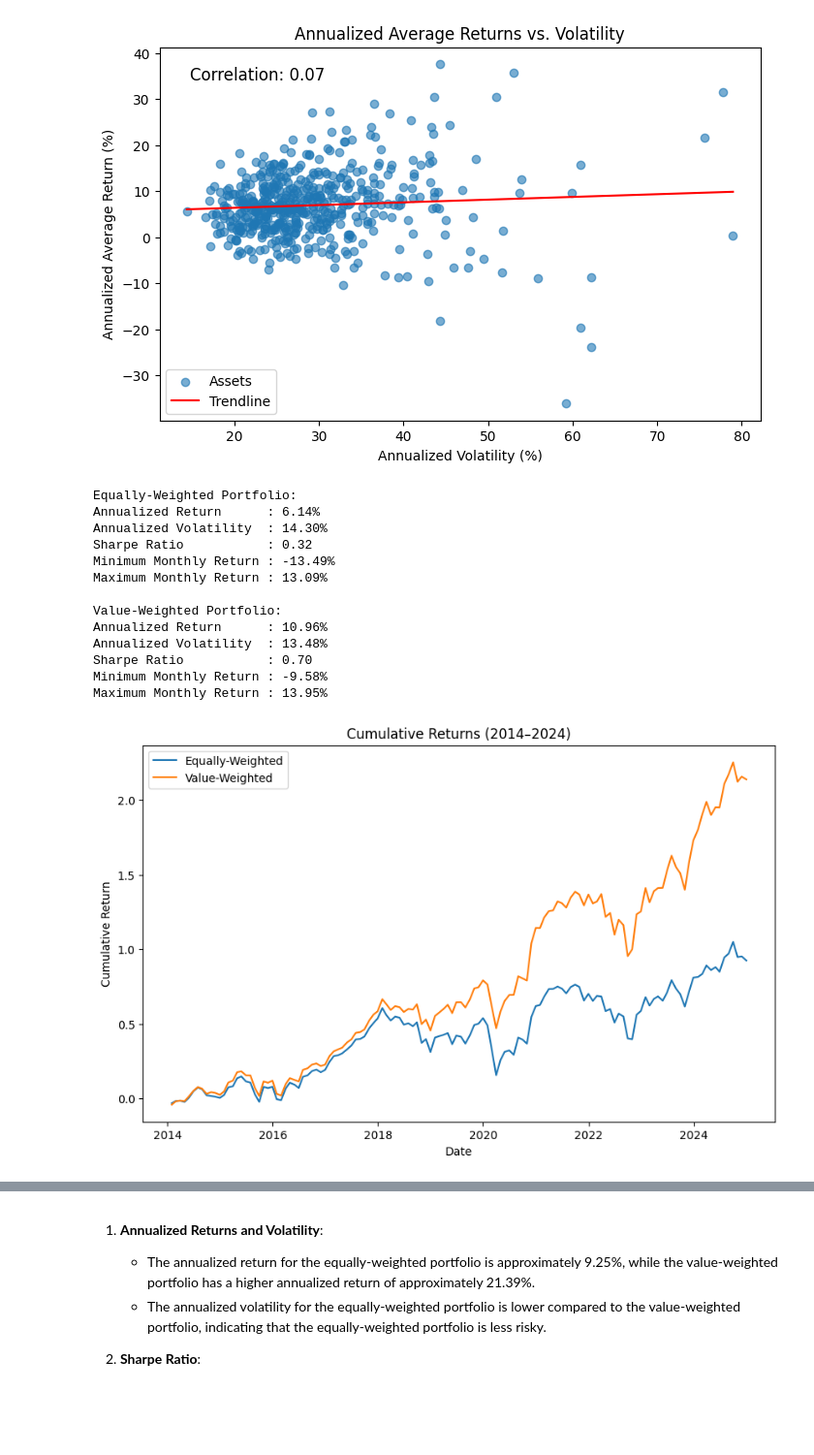
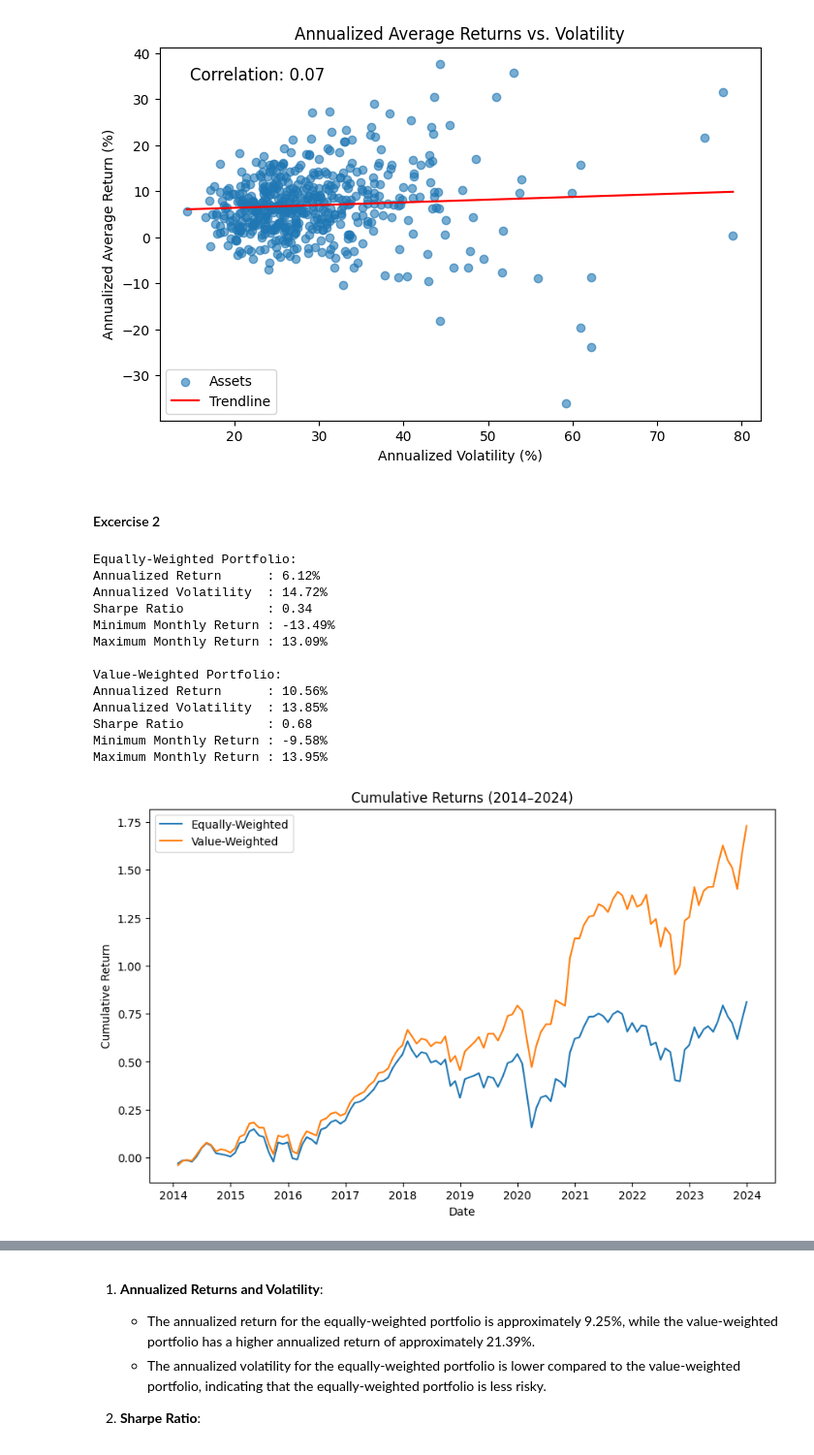
Before and after one commit to gr-oll/susFin, a Jupyter notebook: 01_Excercise_ChatGPT.ipynb, the cells around one changed output, grey strips where cells are left out. Shown: that part at 97% size. Saved outputs shown, nothing was run; the diff lists cells and outputs as text; code cells hidden in the pictures; blank space fills up the shorter version.

Commit message:
Fix date ex 2

```diff
--- a/01_Excercise_ChatGPT.ipynb
+++ b/01_Excercise_ChatGPT.ipynb
@@ -145,9 +144,11 @@ plt.legend()
 plt.show()
 # %% [output]
 [figure]
+# %% [markdown]
+#### Excercise 2
 # %%
 # The necessary data (dfe1, M_mval_w, rfr), functions, and imports have already been defined in previous cells.
-
+dfe1 = dfe1[dfe1['DATE'] <= '2023-12-31']
 # 1. Equally-Weighted Portfolio:
 #    Each month, take a simple average of the percentage returns (RET_PCT).
 ew_portfolio = dfe1.groupby('DATE')['RET_PCT'].mean().reset_index()
@@ -205,37 +206,37 @@ print("Equally-Weighted Portfolio:")
 print(f"Annualized Return      : {ew_ret_stats[0]:.2%}")
 print(f"Annualized Volatility  : {ew_ret_stats[1]:.2%}")
 print(f"Sharpe Ratio           : {ew_ret_stats[2]:.2f}")
 print(f"Minimum Monthly Return : {ew_ret_stats[3]:.2%}")
 print(f"Maximum Monthly Return : {ew_ret_stats[4]:.2%}\n")
 
 print("Value-Weighted Portfolio:")
 print(f"Annualized Return      : {vw_ret_stats[0]:.2%}")
 print(f"Annualized Volatility  : {vw_ret_stats[1]:.2%}")
 print(f"Sharpe Ratio           : {vw_ret_stats[2]:.2f}")
 print(f"Minimum Monthly Return : {vw_ret_stats[3]:.2%}")
 print(f"Maximum Monthly Return : {vw_ret_stats[4]:.2%}")
 
 # 6. Plot cumulative returns
 plt.figure(figsize=(10, 6))
 plt.plot(port_returns["DATE"], port_returns["cum_ew"], label="Equally-Weighted")
 plt.plot(port_returns["DATE"], port_returns["cum_vw"], label="Value-Weighted")
 plt.title("Cumulative Returns (2014–2024)")
 plt.xlabel("Date")
 plt.ylabel("Cumulative Return")
 plt.legend()
 plt.show()
 # %% [output]
 Equally-Weighted Portfolio:
-Annualized Return      : 6.14%
-Annualized Volatility  : 14.30%
-Sharpe Ratio           : 0.32
+Annualized Return      : 6.12%
+Annualized Volatility  : 14.72%
+Sharpe Ratio           : 0.34
 Minimum Monthly Return : -13.49%
 Maximum Monthly Return : 13.09%
 
 Value-Weighted Portfolio:
-Annualized Return      : 10.96%
-Annualized Volatility  : 13.48%
-Sharpe Ratio           : 0.70
+Annualized Return      : 10.56%
+Annualized Volatility  : 13.85%
+Sharpe Ratio           : 0.68
 Minimum Monthly Return : -9.58%
 Maximum Monthly Return : 13.95%
-[figure, old version]
+[figure, new version]
```
Also changed, not shown: parts of 11 cells of this notebook.
